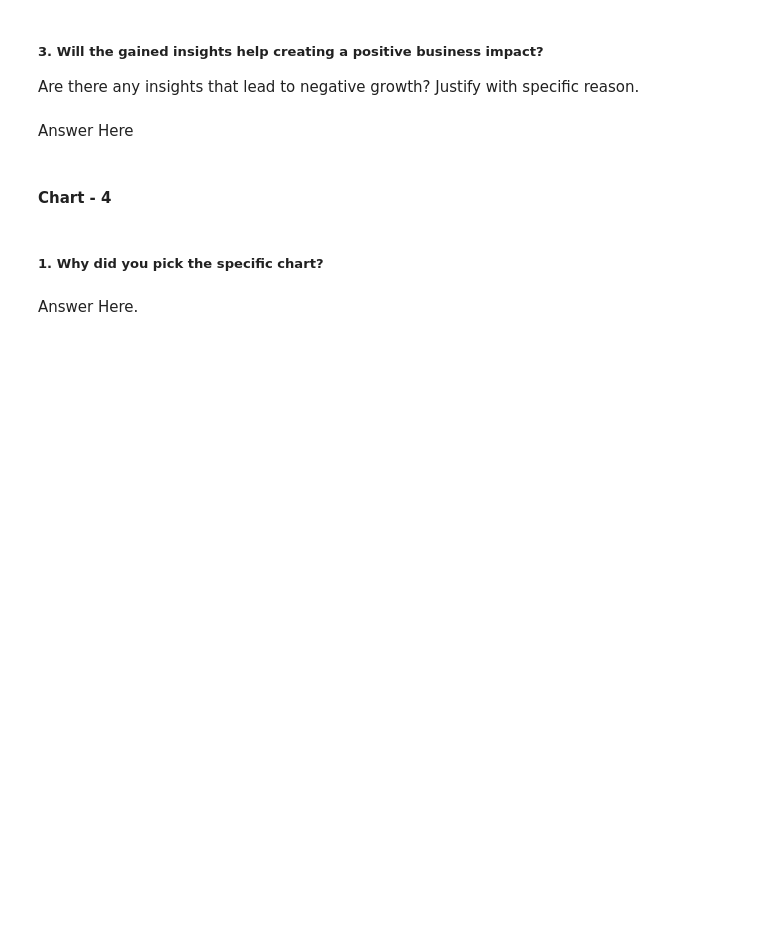
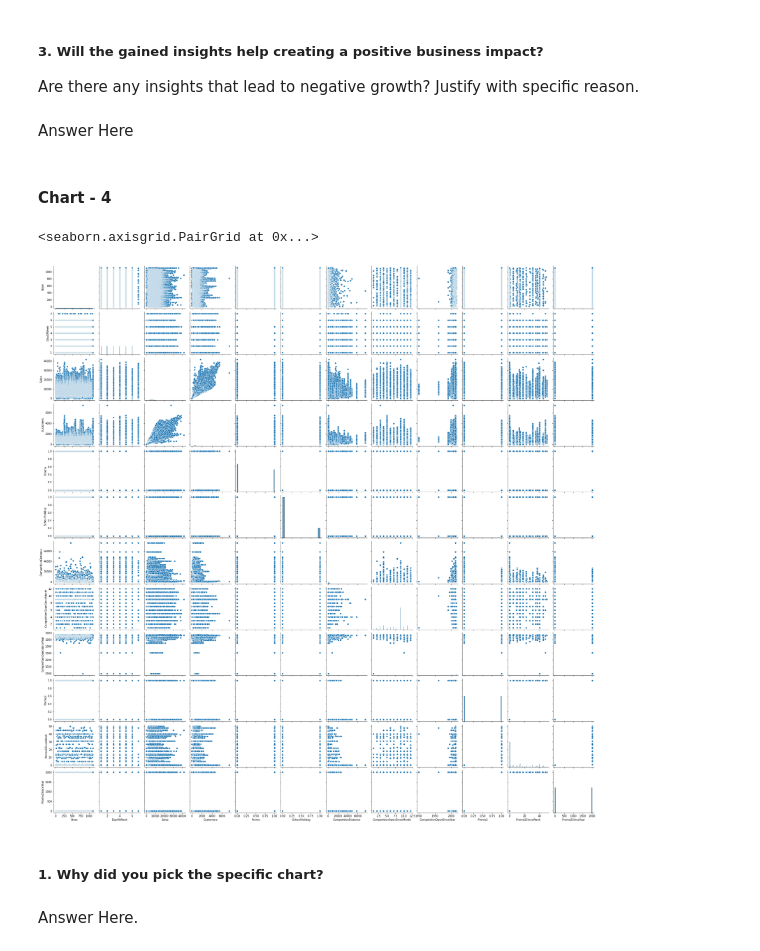
Before and after one commit to prasadwagh2503/Rossmann-Retail-Sales-Predictions, a Jupyter notebook: Prasad_Regression.ipynb, the cells around one changed output. Drawn from its saved outputs; the diff is of its cells as text; code cells hidden in the pictures; blank space fills up the shorter version.

```diff
--- a/Prasad_Regression.ipynb
+++ b/Prasad_Regression.ipynb
@@ -644,6 +665,12 @@ Answer Here
 #### Chart - 4
 # %%
 # Chart - 4 visualization code
+# %%
+# # Pair Plot visualization code
+sns.pairplot(merged_df)
+# %% [output]
+<seaborn.axisgrid.PairGrid at 0x...>
+[figure, added]
 # %% [markdown]
 ##### 1. Why did you pick the specific chart?
 # %% [markdown]
```
Also changed, not shown: parts of 2 cells of this notebook.
